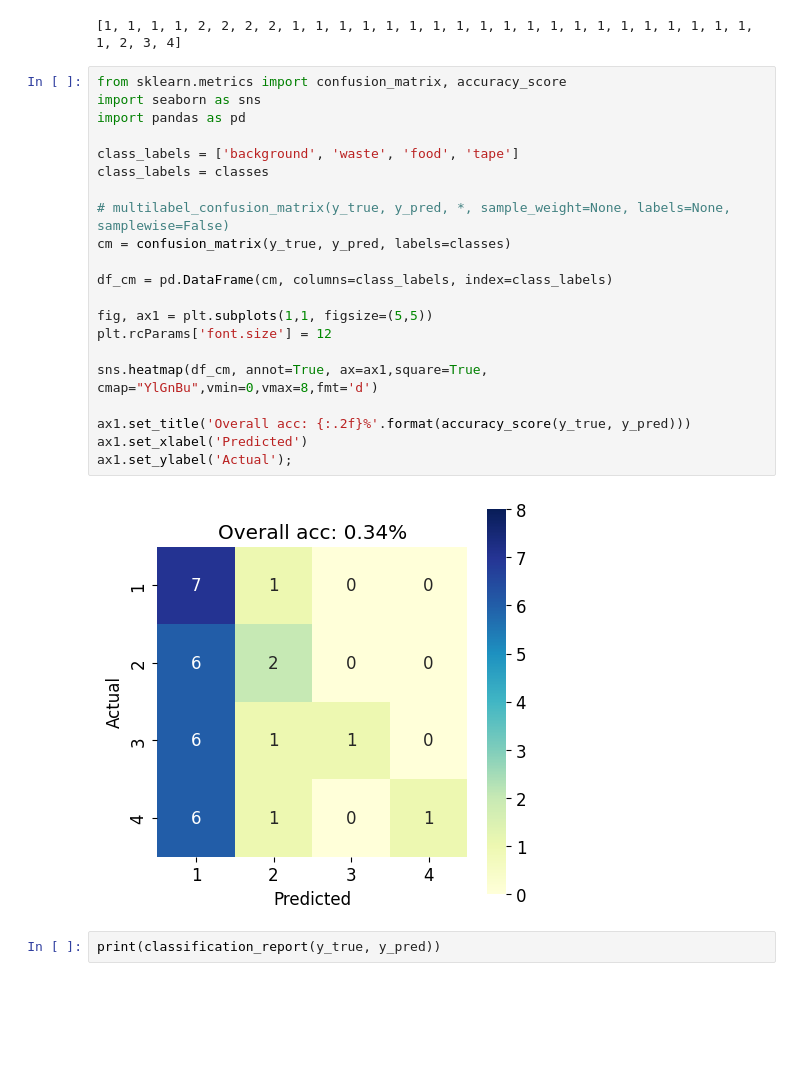
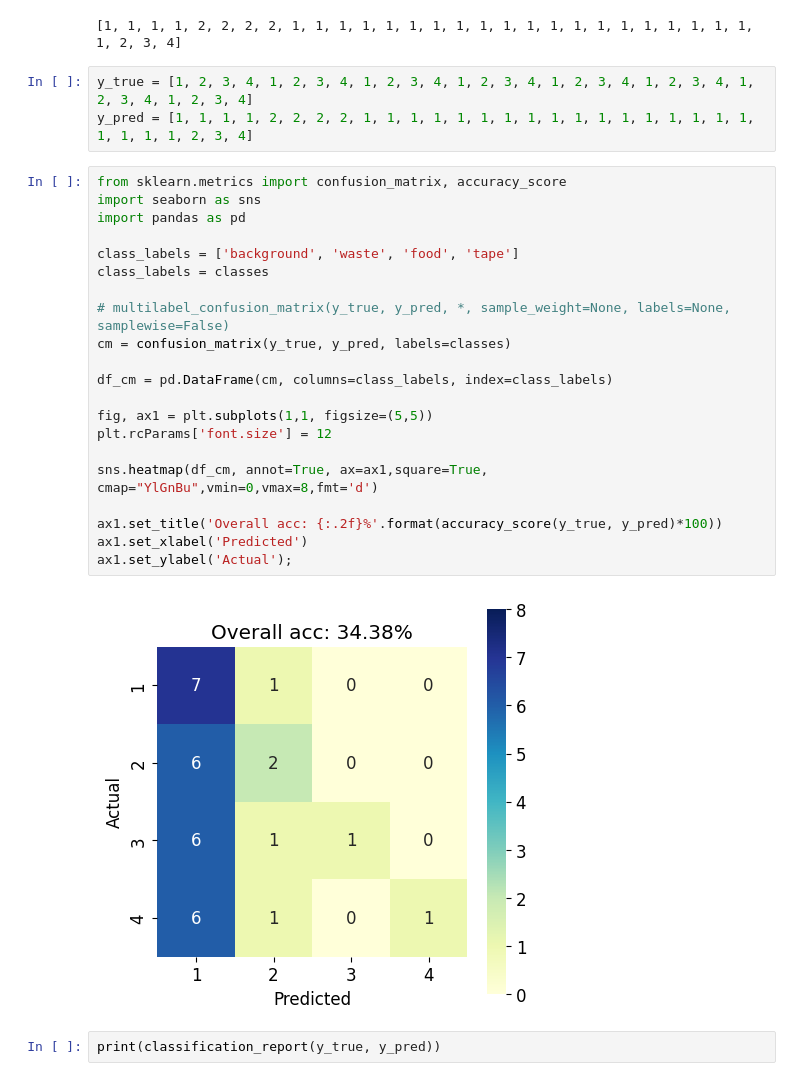
Before and after one commit to Inkletblot/openhsi-capture-and-processing, a Jupyter notebook: evaluation-sardi-final-capture-gmlc-food-waste.ipynb, the cells around one changed output. Cells and saved outputs as stored; diff of their text form; blank space fills up the shorter version.

```diff
--- a/evaluation-sardi-final-capture-gmlc-food-waste.ipynb
+++ b/evaluation-sardi-final-capture-gmlc-food-waste.ipynb
@@ -281,29 +281,32 @@ print(y_true)
 print(y_pred)
 # %% [output]
 [1, 1, 1, 1, 2, 2, 2, 2, 1, 1, 1, 1, 1, 1, 1, 1, 1, 1, 1, 1, 1, 1, 1, 1, 1, 1, 1, 1, 1, 2, 3, 4]
+# %%
+y_true = [1, 2, 3, 4, 1, 2, 3, 4, 1, 2, 3, 4, 1, 2, 3, 4, 1, 2, 3, 4, 1, 2, 3, 4, 1, 2, 3, 4, 1, 2, 3, 4]
+y_pred = [1, 1, 1, 1, 2, 2, 2, 2, 1, 1, 1, 1, 1, 1, 1, 1, 1, 1, 1, 1, 1, 1, 1, 1, 1, 1, 1, 1, 1, 2, 3, 4]
 # %%
 from sklearn.metrics import confusion_matrix, accuracy_score
 import seaborn as sns
 import pandas as pd
 
 class_labels = ['background', 'waste', 'food', 'tape']
 class_labels = classes
 
 # multilabel_confusion_matrix(y_true, y_pred, *, sample_weight=None, labels=None, samplewise=False)
 cm = confusion_matrix(y_true, y_pred, labels=classes)
 
 df_cm = pd.DataFrame(cm, columns=class_labels, index=class_labels)
 
 fig, ax1 = plt.subplots(1,1, figsize=(5,5))
 plt.rcParams['font.size'] = 12
 
 sns.heatmap(df_cm, annot=True, ax=ax1,square=True,  cmap="YlGnBu",vmin=0,vmax=8,fmt='d')
 
-ax1.set_title('Overall acc: {:.2f}%'.format(accuracy_score(y_true, y_pred)))
+ax1.set_title('Overall acc: {:.2f}%'.format(accuracy_score(y_true, y_pred)*100))
 ax1.set_xlabel('Predicted')
 ax1.set_ylabel('Actual');
 # %% [output]
-[figure, old version]
+[figure, new version]
 # %%
 print(classification_report(y_true, y_pred))
 # %% [output]
```
Also changed, not shown: parts of 1 cell of this notebook, 4 other files.
